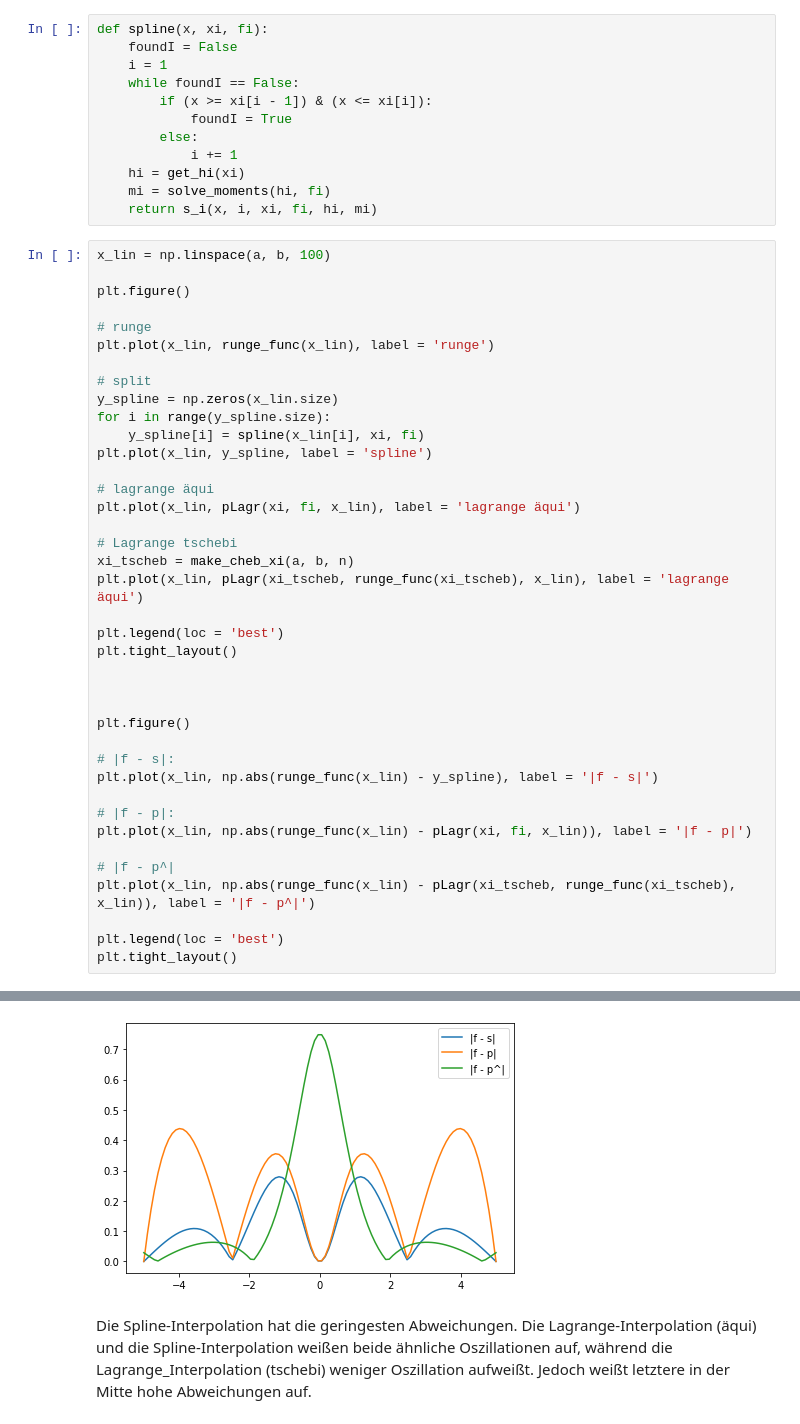
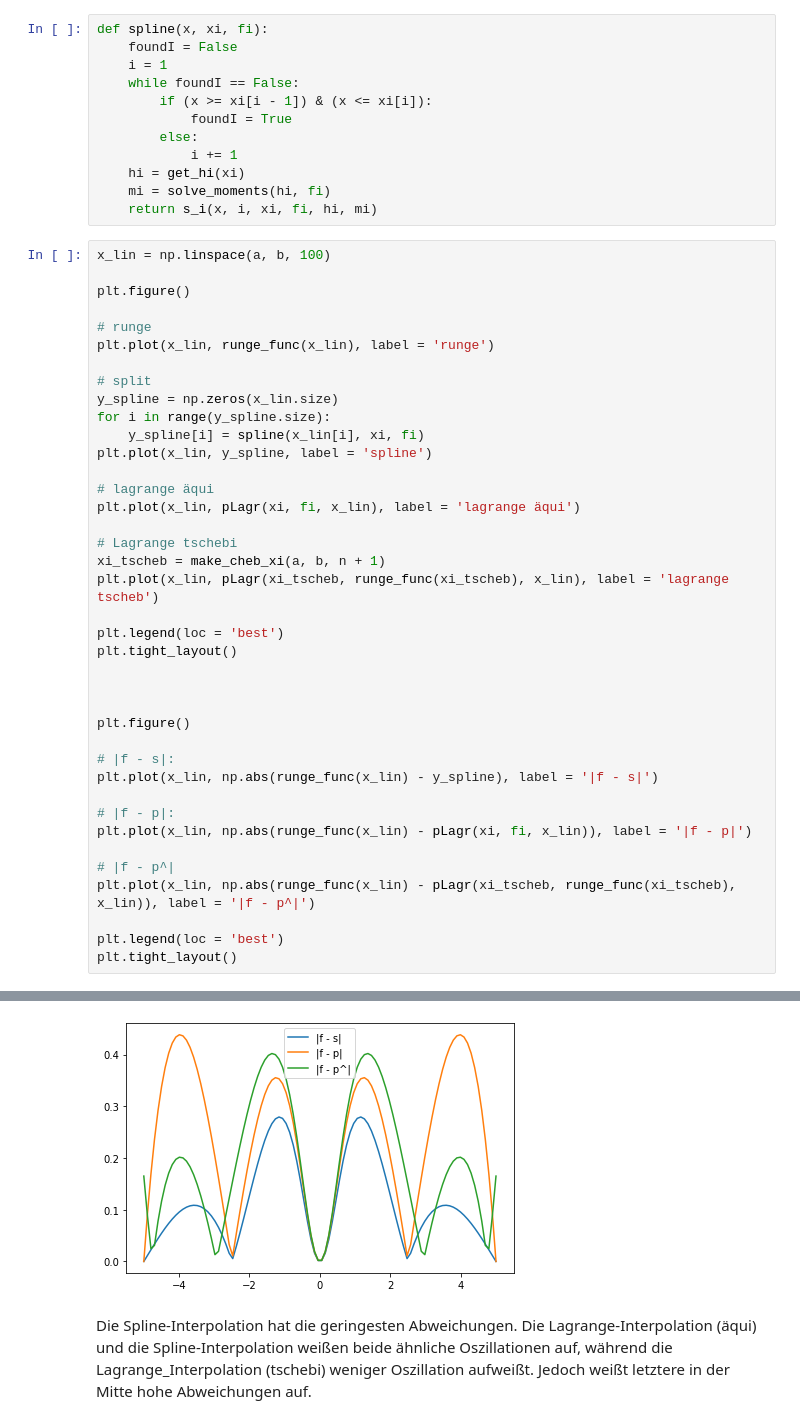
Before and after one commit to d-jakob/num0_pex, a Jupyter notebook: num0_ex06_DanielSchiller_ThomasBlankenburg_DennisJakob.ipynb, the cells around one changed output, grey strips where cells are left out. Saved outputs shown, nothing was run; the diff lists cells and outputs as text.

```diff
--- a/num0_ex06_DanielSchiller_ThomasBlankenburg_DennisJakob.ipynb
+++ b/num0_ex06_DanielSchiller_ThomasBlankenburg_DennisJakob.ipynb
@@ -142,8 +142,8 @@ plt.plot(x_lin, y_spline, label = 'spline')
 plt.plot(x_lin, pLagr(xi, fi, x_lin), label = 'lagrange äqui')
 
 # Lagrange tschebi
-xi_tscheb = make_cheb_xi(a, b, n)
-plt.plot(x_lin, pLagr(xi_tscheb, runge_func(xi_tscheb), x_lin), label = 'lagrange äqui')
+xi_tscheb = make_cheb_xi(a, b, n + 1)
+plt.plot(x_lin, pLagr(xi_tscheb, runge_func(xi_tscheb), x_lin), label = 'lagrange tscheb')
 
 plt.legend(loc = 'best')
 plt.tight_layout()
@@ -168,3 +168,3 @@ plt.tight_layout()
-[figure, old version]
+[figure, new version]
 # %% [markdown]
 Die Spline-Interpolation hat die geringesten Abweichungen. Die Lagrange-Interpolation (äqui) und die Spline-Interpolation weißen beide ähnliche Oszillationen auf, während die Lagrange_Interpolation (tschebi) weniger Oszillation aufweißt. Jedoch weißt letztere in der Mitte hohe Abweichungen auf.
```
Also changed, not shown: parts of 3 cells of this notebook.
